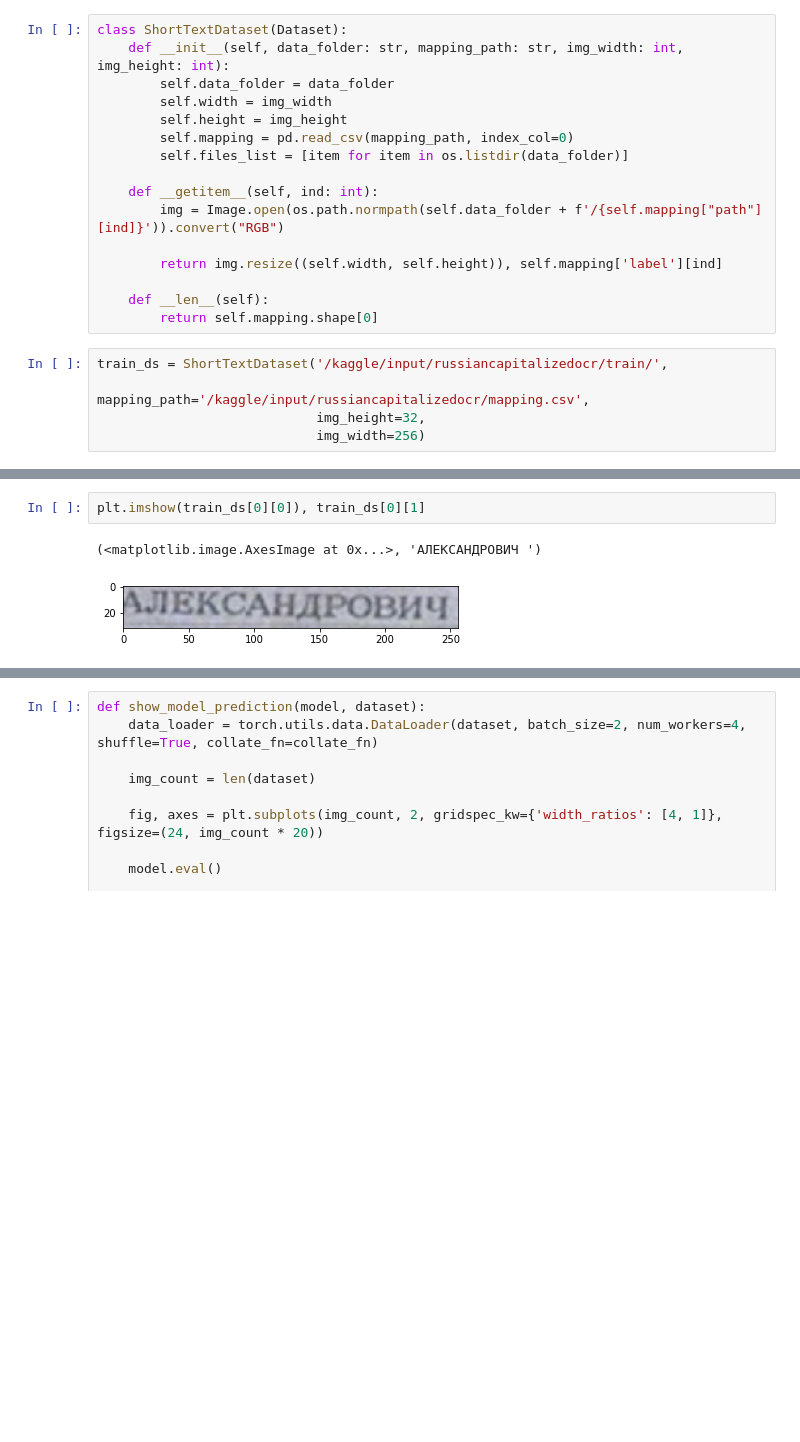
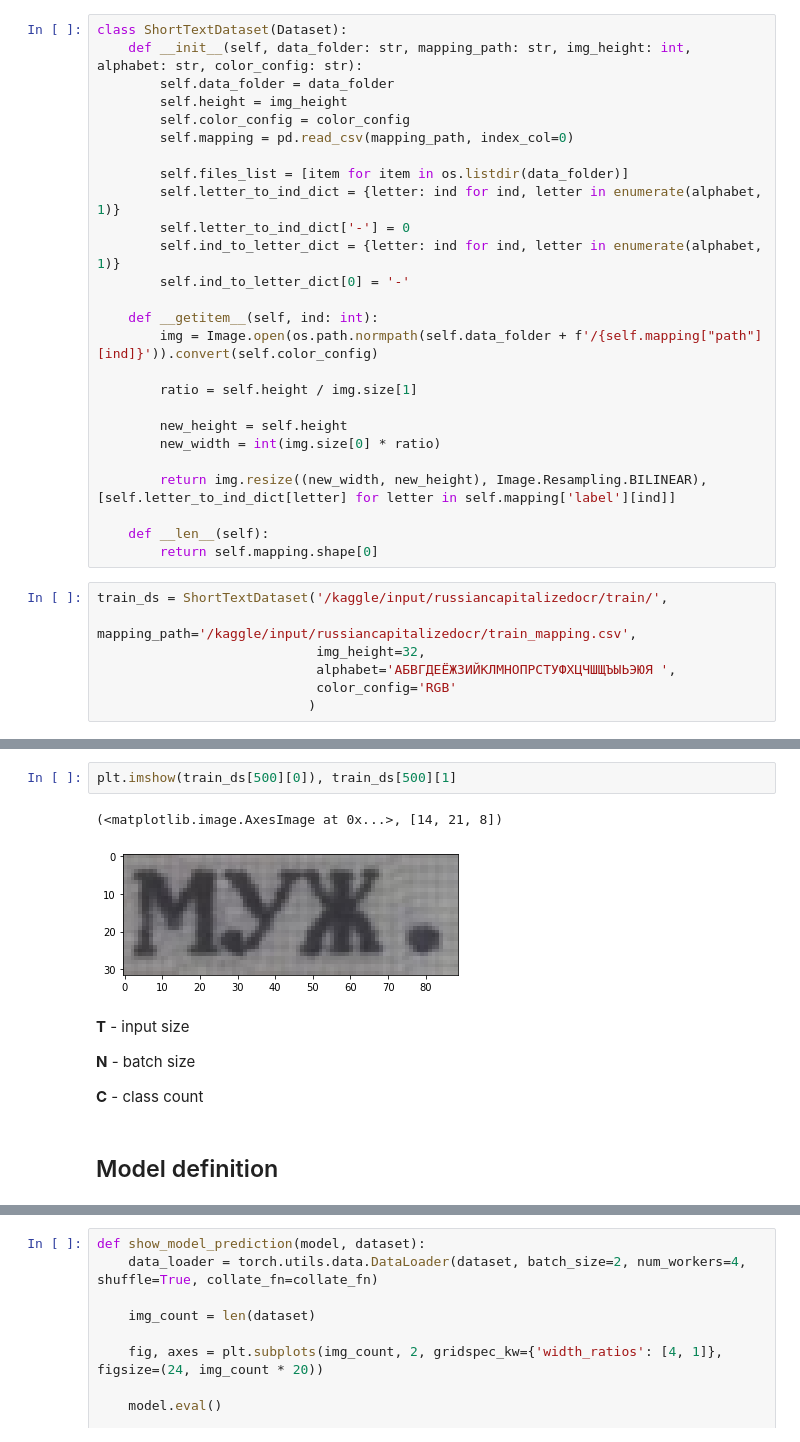
Before and after one commit to matweykai/OCR_Check, a Jupyter notebook: Notebooks/CRNN.ipynb, the cells around one changed output, grey strips where cells are left out. Drawn from its saved outputs; the diff is of its cells as text; blank space fills up the shorter version.

```diff
--- a/Notebooks/CRNN.ipynb
+++ b/Notebooks/CRNN.ipynb
@@ -24,21 +35,33 @@ device = torch.device('cuda') if torch.cuda.is_available() else torch.device('cp
 # %%
 class ShortTextDataset(Dataset):
-    def __init__(self, data_folder: str, mapping_path: str, img_width: int, img_height: int):
+    def __init__(self, data_folder: str, mapping_path: str, img_height: int, alphabet: str, color_config: str):
         self.data_folder = data_folder
-        self.width = img_width
         self.height = img_height
+        self.color_config = color_config
         self.mapping = pd.read_csv(mapping_path, index_col=0)
+
         self.files_list = [item for item in os.listdir(data_folder)]
+        self.letter_to_ind_dict = {letter: ind for ind, letter in enumerate(alphabet, 1)}
+        self.letter_to_ind_dict['-'] = 0
+        self.ind_to_letter_dict = {letter: ind for ind, letter in enumerate(alphabet, 1)}
+        self.ind_to_letter_dict[0] = '-'
 
     def __getitem__(self, ind: int):
-        img = Image.open(os.path.normpath(self.data_folder + f'/{self.mapping["path"][ind]}')).convert("RGB")
+        img = Image.open(os.path.normpath(self.data_folder + f'/{self.mapping["path"][ind]}')).convert(self.color_config)
 
-        return img.resize((self.width, self.height)), self.mapping['label'][ind]
+        ratio = self.height / img.size[1]
+
+        new_height = self.height
+        new_width = int(img.size[0] * ratio)
+
+        return img.resize((new_width, new_height), Image.Resampling.BILINEAR), [self.letter_to_ind_dict[letter] for letter in self.mapping['label'][ind]]
 
     def __len__(self):
         return self.mapping.shape[0]
 # %%
 train_ds = ShortTextDataset('/kaggle/input/russiancapitalizedocr/train/',
-                            mapping_path='/kaggle/input/russiancapitalizedocr/mapping.csv',
+                            mapping_path='/kaggle/input/russiancapitalizedocr/train_mapping.csv',
                             img_height=32,
-                            img_width=256)
+                            alphabet='АБВГДЕЁЖЗИЙКЛМНОПРСТУФХЦЧШЩЪЫЬЭЮЯ ',
+                            color_config='RGB'
+                           )
@@ -45,8 +73,16 @@ train_ds = ShortTextDataset('/kaggle/input/russiancapitalizedocr/train/',
 # %%
-plt.imshow(train_ds[0][0]), train_ds[0][1]
+plt.imshow(train_ds[500][0]), train_ds[500][1]
 # %% [output]
-(<matplotlib.image.AxesImage at 0x...>, 'АЛЕКСАНДРОВИЧ ')
+(<matplotlib.image.AxesImage at 0x...>, [14, 21, 8])
-[figure, old version]
+[figure, new version]
+# %% [markdown]
+**T** - input size
+
+**N** - batch size
+
+**C** - class count
+# %% [markdown]
+## Model definition
 # %%
 class BidirectionalLSTM(nn.Module):
 
```
Also changed, not shown: parts of 20 cells of this notebook.
